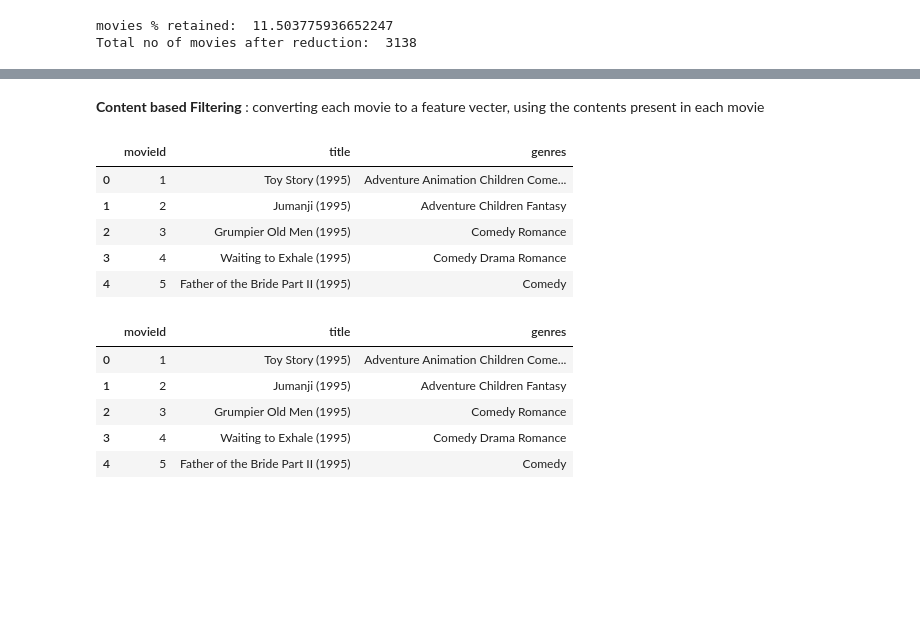
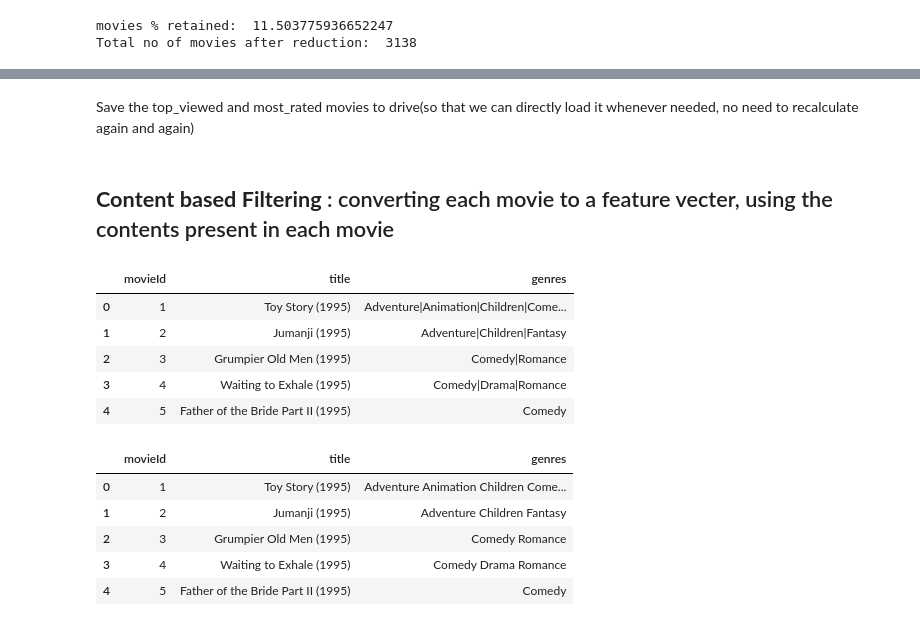
Before and after one commit to Vijay1C/Movie_Recomendation, a Jupyter notebook: MovieLens_RS_Project.ipynb, the cells around one changed output, grey strips where cells are left out. Drawn from its saved outputs; the diff is of its cells as text; code cells hidden in the pictures; blank space fills up the shorter version.

```diff
--- a/MovieLens_RS_Project.ipynb
+++ b/MovieLens_RS_Project.ipynb
@@ -181,4 +181,4 @@ movies % retained:  11.503775936652247
 Total no of movies after reduction:  3138
 # %%
 # Filter the movie dataFrame
-movies = movies[movies.movieId.isin(ratings_f.movieId.tolist())]
+movies_f = movies[movies.movieId.isin(ratings_f.movieId.tolist())]
@@ -184,0 +212,2 @@ movies = movies[movies.movieId.isin(ratings_f.movieId.tolist())]
+# %% [markdown]
+Save the top_viewed and most_rated movies to drive(so that we can directly load it whenever needed, no need to recalculate again and again)
@@ -185,13 +217,13 @@ movies = movies[movies.movieId.isin(ratings_f.movieId.tolist())]
 # %% [markdown]
- **Content based Filtering** : converting each movie to a feature vecter, using the contents present in each movie
+## **Content based Filtering** : converting each movie to a feature vecter, using the contents present in each movie
 # %%
-movies.head()
+movies_f.head()
 # %% [output]
 |  | movieId | title | genres |
-| 0 | 1 | Toy Story (1995) | Adventure Animation Children Come... |
-| 1 | 2 | Jumanji (1995) | Adventure Children Fantasy |
-| 2 | 3 | Grumpier Old Men (1995) | Comedy Romance |
-| 3 | 4 | Waiting to Exhale (1995) | Comedy Drama Romance |
+| 0 | 1 | Toy Story (1995) | Adventure|Animation|Children|Come... |
+| 1 | 2 | Jumanji (1995) | Adventure|Children|Fantasy |
+| 2 | 3 | Grumpier Old Men (1995) | Comedy|Romance |
+| 3 | 4 | Waiting to Exhale (1995) | Comedy|Drama|Romance |
 | 4 | 5 | Father of the Bride Part II (1995) | Comedy |
 # %%
 # We can use 'genres' as one of the feature for featurization
```
Also changed, not shown: parts of 34 cells of this notebook.
